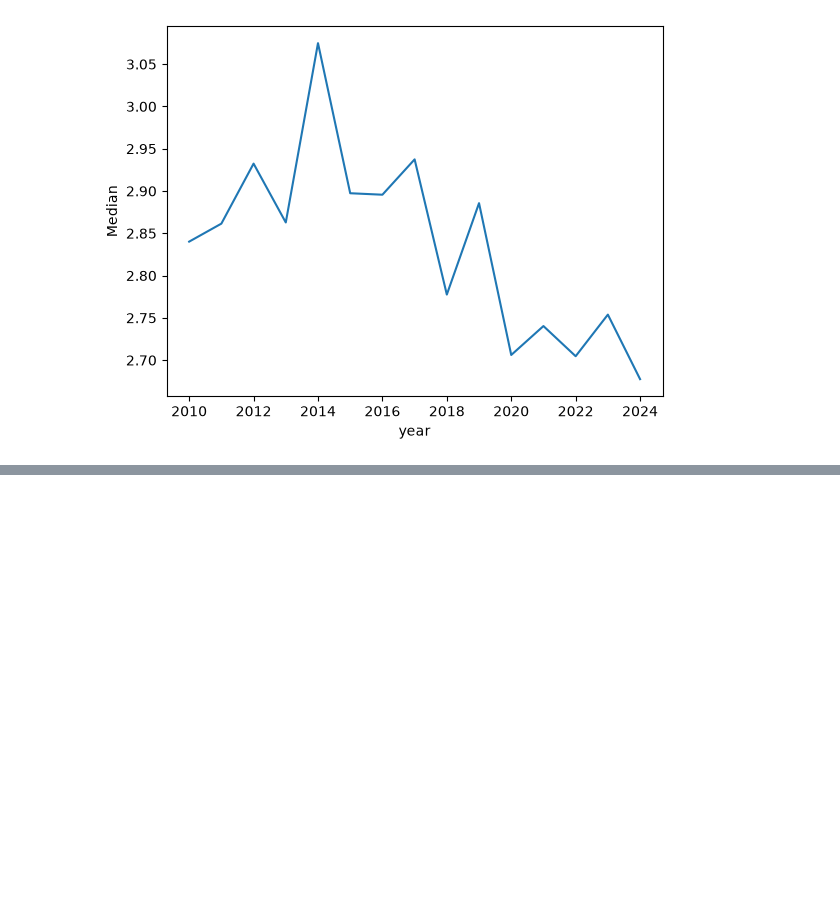
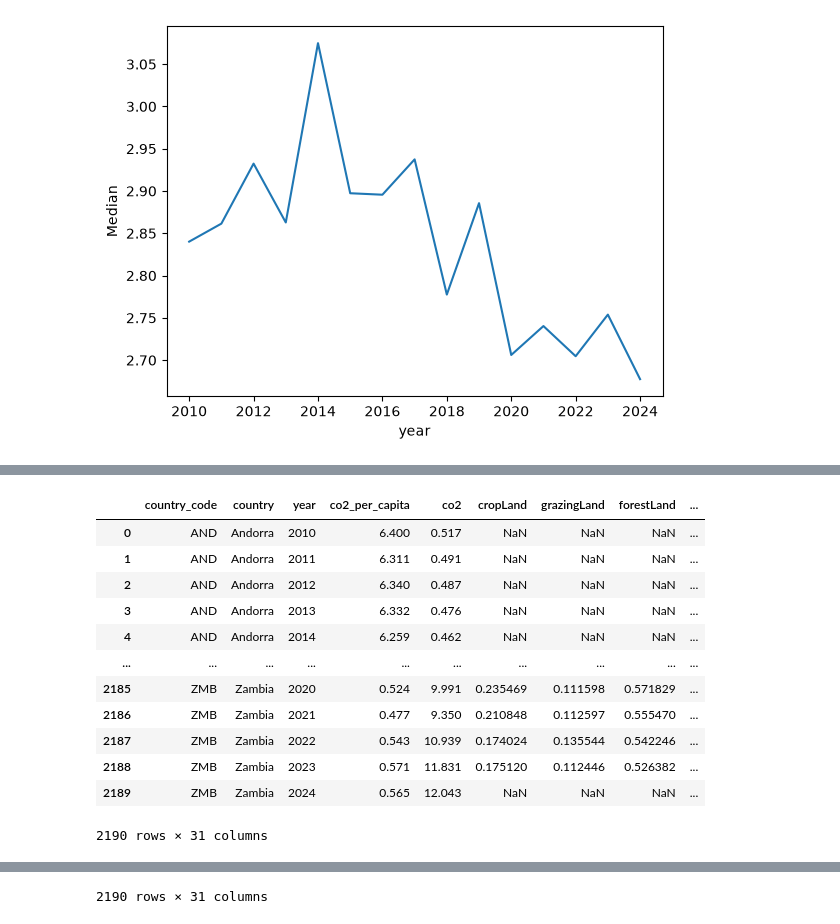
Before and after one commit to n22tk05/Net-Zero-Carbon-Emissions, a Jupyter notebook: clean.ipynb, the cells around one changed output, grey strips where cells are left out. Drawn from its saved outputs; the diff is of its cells as text; code cells hidden in the pictures; blank space fills up the shorter version.

```diff
--- a/clean.ipynb
+++ b/clean.ipynb
@@ -404,0 +419,71 @@ sns.lineplot(data=line_df, x='year', y='Median')
+# %%
+country_type = {
+    "High-Income": [
+        "Antigua and Barbuda", "Andorra", "Australia", "Austria", "Bahrain",
+        "Belgium", "Brunei", "Canada", "Chile", "Croatia", "Cyprus",
+        "Czech Republic", "Czechia", "Denmark", "Estonia", "Finland",
+        "France", "Germany", "Greece", "Hungary", "Iceland", "Ireland",
+        "Israel", "Italy", "Japan", "Kuwait", "Liechtenstein", "Lithuania",
+        "Luxembourg", "Malta", "Monaco", "Netherlands", "New Zealand",
+        "Norway", "Oman", "Panama", "Poland", "Portugal", "Romania",
+        "Saint Kitts and Nevis", "Saudi Arabia", "Seychelles", "Singapore",
+        "Slovakia", "Slovenia", "South Korea", "Spain", "Sweden",
+        "Switzerland", "Trinidad and Tobago", "United Arab Emirates",
+        "United Kingdom", "United States", "Uruguay"
+    ],
+    "Upper-Middle-Income": [
+        "Argentina", "Armenia", "Belize", "Brazil", "Bulgaria",
+        "China", "Colombia", "Costa Rica", "Dominica", "Dominican Republic",
+        "Ecuador", "Fiji", "Gabon", "Georgia", "Jamaica", "Kazakhstan",
+        "Malaysia", "Marshall Islands", "Mauritius", "Mexico", "Montenegro",
+        "Palau", "Peru", "Russia", "Samoa", "South Africa", "Suriname",
+        "Thailand", "Turkey", "Venezuela"
+    ],
+    "Lower-Middle-Income": [
+        "Bangladesh", "Bhutan", "Cape Verde", "Cambodia", "Comoros",
+        "Djibouti", "Ghana", "Honduras", "India", "Indonesia", "Iran",
+        "Iraq", "Jordan", "Kenya", "Kiribati", "Kyrgyzstan", "Laos",
+        "Lebanon", "Lesotho", "Micronesia", "Micronesia (country)",
+        "Mongolia", "Morocco", "Myanmar", "Nepal", "Nigeria", "Pakistan",
+        "Papua New Guinea", "Philippines", "Sao Tome and Principe",
+        "Solomon Islands", "Sri Lanka", "East Timor", "Tunisia",
+        "Ukraine", "Uzbekistan", "Vanuatu", "Zambia"
+    ],
+    "Low-Income": [
+        "Burkina Faso", "Central African Republic", "Ethiopia",
+        "Gambia", "Haiti", "Liberia", "Malawi", "Mali", "Mozambique",
+        "Mauritania", "Namibia", "Niger", "Rwanda", "Togo", "Tonga",
+        "Tuvalu", "Uganda", "Yemen"
+    ]
+ }
+
+# Hàm ánh xạ quốc gia sang nhóm thu nhập
+def get_income_group(country_name):
+    for income_group, countries in country_type.items():
+        if country_name in countries:
+            return income_group
+    return "Unknown"  # Trường hợp quốc gia không nằm trong danh sách
+
+# Tạo cột mới trong master_df
+master_df['income_group'] = master_df['country'].apply(get_income_group)
+# Sau đó bạn có thể groupby thoải mái
+
+master_df['GDP'] = master_df['GDP'].fillna(
+    master_df.groupby(['year', 'income_group'])['GDP'].transform('median')
+)
+
+display(master_df)
+# %% [output]
+|  | country_code | country | year | co2_per_capita | co2 | cropLand | grazingLand | forestLand | ... |
+| 0 | AND | Andorra | 2010 | 6.400 | 0.517 | NaN | NaN | NaN | ... |
+| 1 | AND | Andorra | 2011 | 6.311 | 0.491 | NaN | NaN | NaN | ... |
+| 2 | AND | Andorra | 2012 | 6.340 | 0.487 | NaN | NaN | NaN | ... |
+| 3 | AND | Andorra | 2013 | 6.332 | 0.476 | NaN | NaN | NaN | ... |
+| 4 | AND | Andorra | 2014 | 6.259 | 0.462 | NaN | NaN | NaN | ... |
+| ... | ... | ... | ... | ... | ... | ... | ... | ... | ... |
+| 2185 | ZMB | Zambia | 2020 | 0.524 | 9.991 | 0.235469 | 0.111598 | 0.571829 | ... |
+| 2186 | ZMB | Zambia | 2021 | 0.477 | 9.350 | 0.210848 | 0.112597 | 0.555470 | ... |
+| 2187 | ZMB | Zambia | 2022 | 0.543 | 10.939 | 0.174024 | 0.135544 | 0.542246 | ... |
+| 2188 | ZMB | Zambia | 2023 | 0.571 | 11.831 | 0.175120 | 0.112446 | 0.526382 | ... |
+| 2189 | ZMB | Zambia | 2024 | 0.565 | 12.043 | NaN | NaN | NaN | ... |
+2190 rows × 31 columns
@@ -404,0 +502 @@ sns.lineplot(data=line_df, x='year', y='Median')
+2190 rows × 31 columns
```
Also changed, not shown: parts of 3 cells of this notebook.
